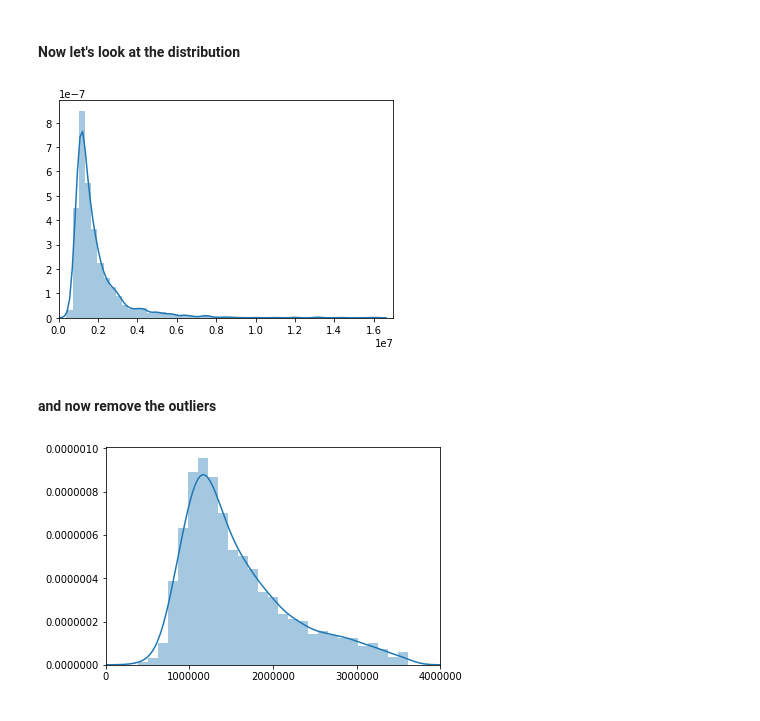
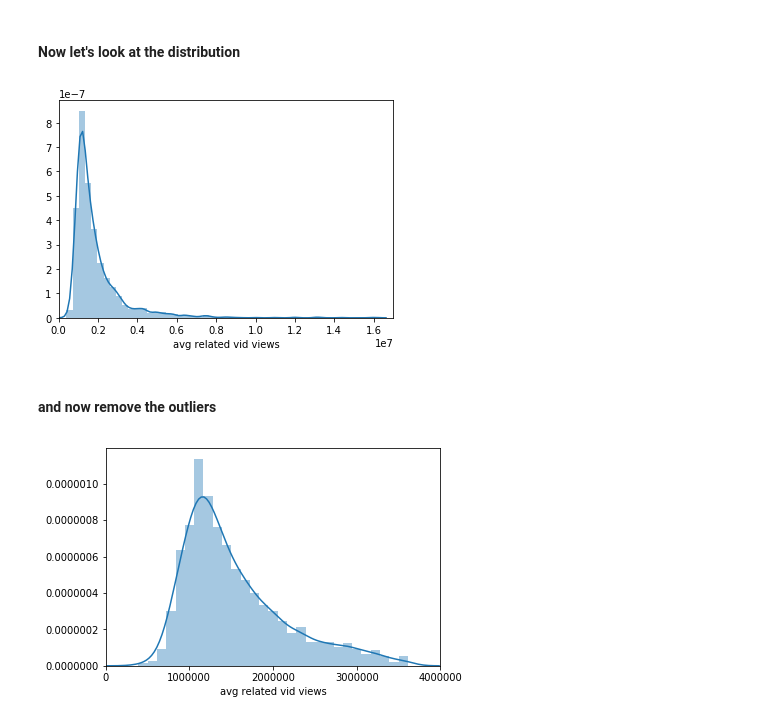
Before and after one commit to reeves17/3360project, a Jupyter notebook: jake_reeves_EDA.ipynb, the cells around one changed output. Cells and saved outputs as stored; diff of their text form; code cells hidden in the pictures.

```diff
--- a/jake_reeves_EDA.ipynb
+++ b/jake_reeves_EDA.ipynb
@@ -340,25 +340,39 @@ new_related_views = pd.Series(data=new_related_views)
 #### Now let's look at the distribution
 # %%
 plt.xlim(0, 17000000)
-sns.distplot(new_related_views)
+sns.distplot(new_related_views, axlabel='avg related vid views')
 plt.savefig('images/num_related_vids_with_outliers_new.png')
 # %% [output]
-[figure, old version]
+[figure, new version]
 # %% [markdown]
 #### and now remove the outliers
 # %%
-q1 = new_related_views.quantile(0.25)
-q3 = new_related_views.quantile(0.75)
-new_related_views_no_outliers = [x if x < q3 + (q3 - q1) * 1.5 else np.nan for x in new_related_views]
+q1_views = df['views'].quantile(0.25)
+q3_views = df['views'].quantile(0.75)
+q1_related = new_related_views.quantile(0.25)
+q3_related = new_related_views.quantile(0.75)
 
-for i in range(len(new_related_views_no_outliers)-1, -1, -1):
-    if np.isnan(new_related_views_no_outliers[i]):
-        new_related_views_no_outliers.pop(i)
+views_no_outliers = [row.views if row.views < q3_views + (q3_views - q1_views) * 1.5 else np.nan for idx, row in df.iterrows()]
+related_views_no_outliers = [x if x < q3_related + (q3_related - q1_related) * 1.5 else np.nan for x in new_related_views]
+related_views_no_outliers = [related_views_no_outliers[i] if not np.isnan(views_no_outliers[i]) else np.nan for i in range(len(related_views_no_outliers))]
+views_no_outliers = [views_no_outliers[i] if not np.isnan(related_views_no_outliers[i]) else np.nan for i in range(len(related_views_no_outliers))]
 
+for i in range(len(views_no_outliers)-1, -1, -1):
+    if np.isnan(views_no_outliers[i]):
+        views_no_outliers.pop(i)
+        related_views_no_outliers.pop(i)
+
+for i in range(len(related_views_no_outliers)-1, -1, -1):
+    if np.isnan(related_views_no_outliers[i]):
+        related_views_no_outliers.pop(i)
+        views_no_outliers.pop(i)
+
+views_no_outliers = pd.Series(data=views_no_outliers)
+related_views_no_outliers = pd.Series(data=related_views_no_outliers)
 
 plt.xlim(0, 4000000)
 plt.xticks([0, 1000000, 2000000, 3000000, 4000000])
-sns.distplot(new_related_views_no_outliers)
+sns.distplot(related_views_no_outliers, axlabel='avg related vid views')
 plt.savefig('images/num_related_vids_no_outliers_new.png')
 # %% [output]
-[figure, old version]
+[figure, new version]
```
Also changed, not shown: parts of 20 cells of this notebook.
